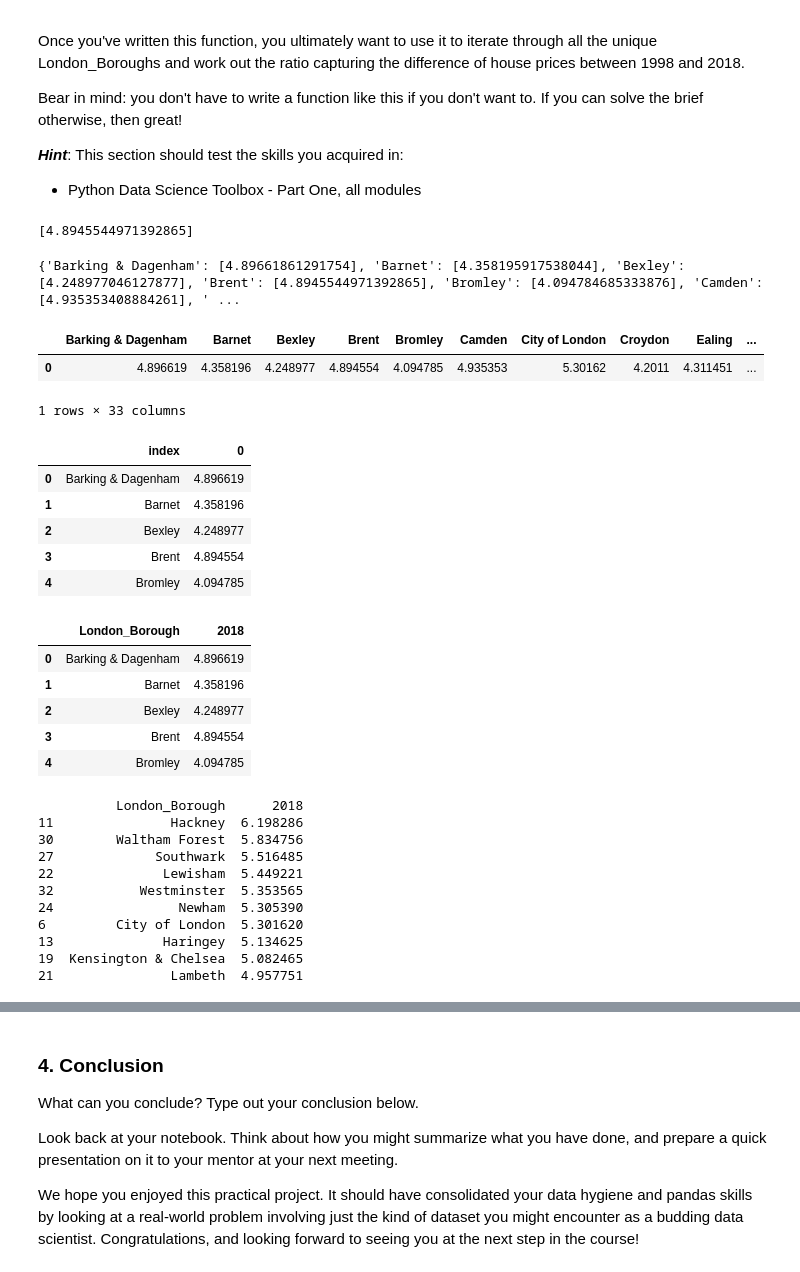
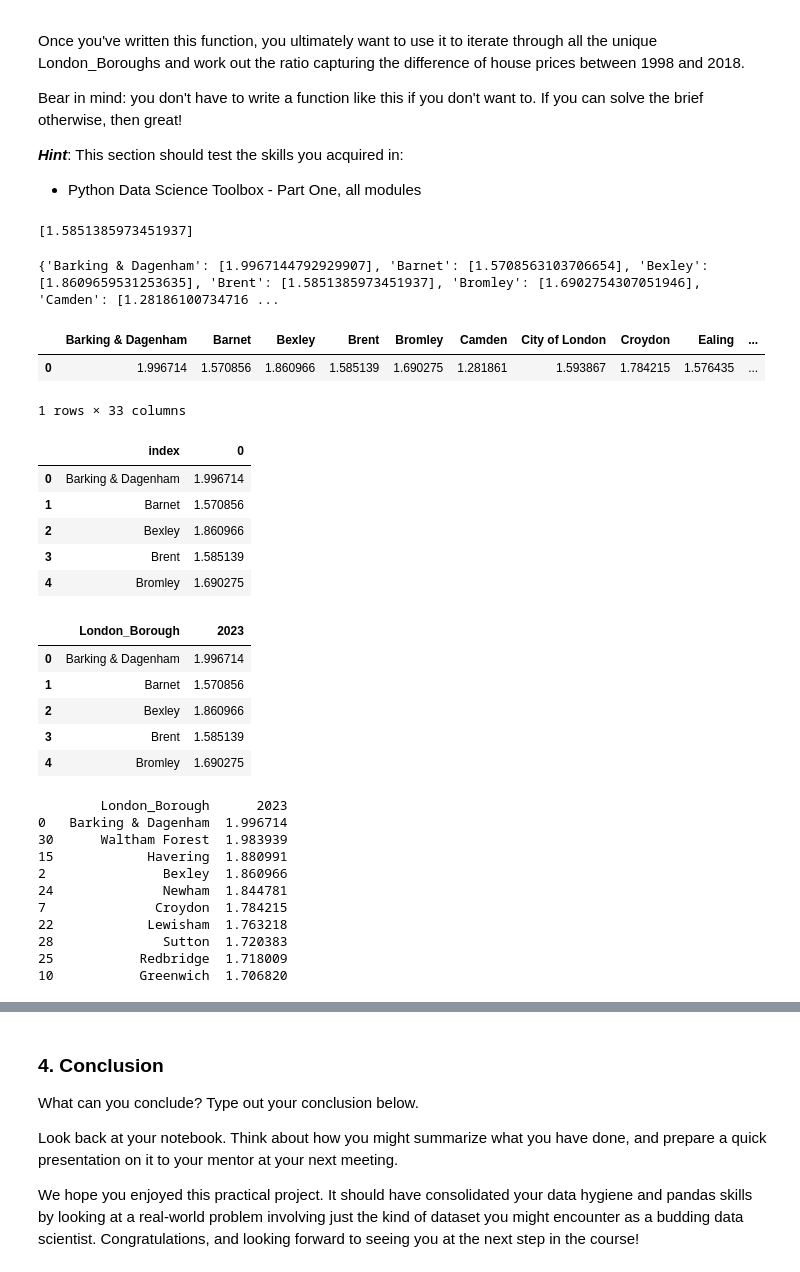
Before and after one commit to bobwoodard/springboard, a Jupyter notebook: London Housing Case Study - Tier 3.ipynb, the cells around one changed output, grey strips where cells are left out. Saved outputs shown, nothing was run; the diff lists cells and outputs as text; code cells hidden in the pictures.

```diff
--- a/London Housing Case Study - Tier 3.ipynb
+++ b/London Housing Case Study - Tier 3.ipynb
@@ -522,13 +515,15 @@ Bear in mind: you don't have to write a function like this if you don't want to.
 # %%
 def create_price_ratio(d):
     year1998 = float(d['Average_Price'][d['Year']==1998])
+    year2013 = float(d['Average_Price'][d['Year']==2013])
     year2018 = float(d['Average_Price'][d['Year']==2018])
-    ratio = [year2018/year1998]
+    year2023 = float(d['Average_Price'][d['Year']==2023])
+    ratio = [year2023/year2013]
     return ratio
 # %%
 create_price_ratio(dfg[dfg['London_Borough']=='Brent'])
 # %% [output]
-[4.8945544971392865]
+[1.5851385973451937]
 # %%
 final = {}
 # %%
@@ -537,14 +532,14 @@ for i in dfg["London_Borough"].unique():
     final[i] = create_price_ratio(borough)
 print(final)
 # %% [output]
-{'Barking & Dagenham': [4.89661861291754], 'Barnet': [4.358195917538044], 'Bexley': [4.248977046127877], 'Brent': [4.8945544971392865], 'Bromley': [4.094784685333876], 'Camden': [4.935353408884261], ' ...
+{'Barking & Dagenham': [1.9967144792929907], 'Barnet': [1.5708563103706654], 'Bexley': [1.8609659531253635], 'Brent': [1.5851385973451937], 'Bromley': [1.6902754307051946], 'Camden': [1.28186100734716 ...
 # %%
 df_ratios = pd.DataFrame(final)
 # %%
 df_ratios.head()
 # %% [output]
 |  | Barking & Dagenham | Barnet | Bexley | Brent | Bromley | Camden | City of London | Croydon | Ealing | ... |
-| 0 | 4.896619 | 4.358196 | 4.248977 | 4.894554 | 4.094785 | 4.935353 | 5.30162 | 4.2011 | 4.311451 | ... |
+| 0 | 1.996714 | 1.570856 | 1.860966 | 1.585139 | 1.690275 | 1.281861 | 1.593867 | 1.784215 | 1.576435 | ... |
 1 rows × 33 columns
 # %%
 df_ratios_T = df_ratios.T
@@ -554,34 +549,34 @@ df_ratios = df_ratios_T.reset_index()
 df_ratios.head()
 # %% [output]
 |  | index | 0 |
-| 0 | Barking & Dagenham | 4.896619 |
-| 1 | Barnet | 4.358196 |
-| 2 | Bexley | 4.248977 |
-| 3 | Brent | 4.894554 |
-| 4 | Bromley | 4.094785 |
+| 0 | Barking & Dagenham | 1.996714 |
+| 1 | Barnet | 1.570856 |
+| 2 | Bexley | 1.860966 |
+| 3 | Brent | 1.585139 |
+| 4 | Bromley | 1.690275 |
 # %%
-df_ratios.rename(columns={'index':'London_Borough', 0:'2018'}, inplace=True)
+df_ratios.rename(columns={'index':'London_Borough', 0:'2023'}, inplace=True)
 df_ratios.head()
 # %% [output]
-|  | London_Borough | 2018 |
-| 0 | Barking & Dagenham | 4.896619 |
-| 1 | Barnet | 4.358196 |
-| 2 | Bexley | 4.248977 |
-| 3 | Brent | 4.894554 |
-| 4 | Bromley | 4.094785 |
+|  | London_Borough | 2023 |
+| 0 | Barking & Dagenham | 1.996714 |
+| 1 | Barnet | 1.570856 |
+| 2 | Bexley | 1.860966 |
+| 3 | Brent | 1.585139 |
+| 4 | Bromley | 1.690275 |
 # %%
-top10 = df_ratios.sort_values(by='2018',ascending=False).head(10)
+top10 = df_ratios.sort_values(by='2023',ascending=False).head(10)
 print(top10)
 # %% [output]
-          London_Borough      2018
-11               Hackney  6.198286
-30        Waltham Forest  5.834756
-27             Southwark  5.516485
-22              Lewisham  5.449221
-32           Westminster  5.353565
-24                Newham  5.305390
-6         City of London  5.301620
-13              Haringey  5.134625
-19  Kensington & Chelsea  5.082465
-21               Lambeth  4.957751
+        London_Borough      2023
+0   Barking & Dagenham  1.996714
+30      Waltham Forest  1.983939
+15            Havering  1.880991
+2               Bexley  1.860966
+24              Newham  1.844781
+7              Croydon  1.784215
+22            Lewisham  1.763218
+28              Sutton  1.720383
+25           Redbridge  1.718009
+10           Greenwich  1.706820
 # %%
```
Also changed, not shown: parts of 5 cells of this notebook.
